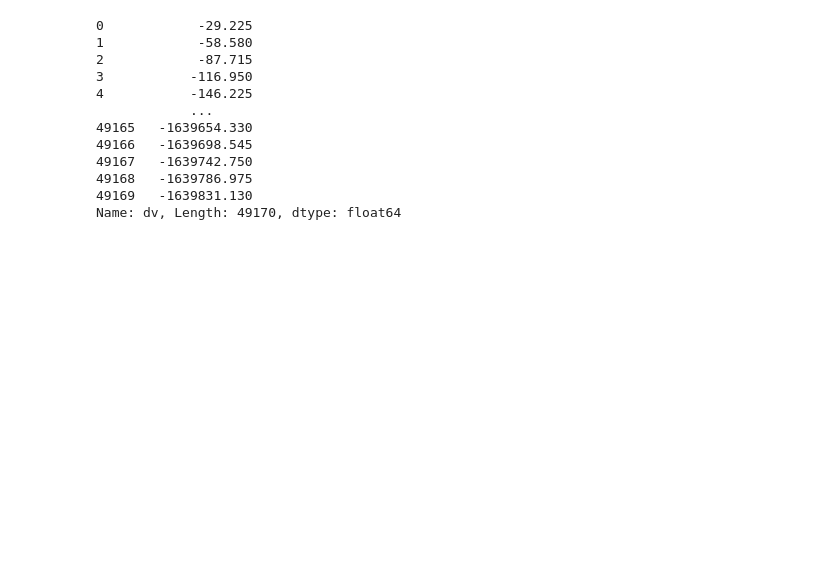
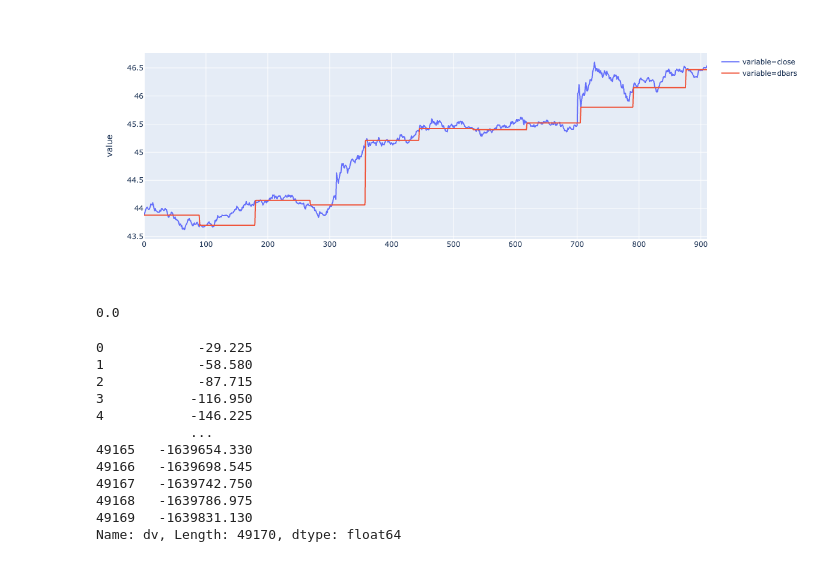
Before and after one commit to cstahl12/afml, a Jupyter notebook: AFML Notebook.ipynb, the cells around one changed output. Cells and saved outputs as stored; diff of their text form; code cells hidden in the pictures; blank space fills up the shorter version.

```diff
--- a/AFML Notebook.ipynb
+++ b/AFML Notebook.ipynb
@@ -24,0 +32,25 @@ d = data_raw
+# %%
+M = d["dv"].mean()
+# %%
+def dollar_bar(series, m):
+    idx = []
+    d_acum = []
+    c_dv = 0
+
+    for i, dv in series.iteritems():
+        c_dv = c_dv + dv
+        if c_dv >= m:
+            idx.append(i)
+            d_acum.append(c_dv)
+            c_dv = 0
+    return idx
+# %%
+d["dbars"] = d["close"].loc[dollar_bar(d["close"], M)]
+d["dbars"] = d["dbars"].fillna(method="ffill")
+d = d.dropna(axis=0)
+# %%
+dplot = d[["close", "dbars"]].iloc[-1000:].melt()
+# %%
+px.line(dplot, y="value", line_group="variable", color="variable")
+# %% [output]
+[figure, added]
@@ -24,0 +81,4 @@ d = data_raw
+# %%
+d["label"].max()
+# %% [output]
+0.0
```
Also changed, not shown: parts of 16 cells of this notebook, 4 other files.
